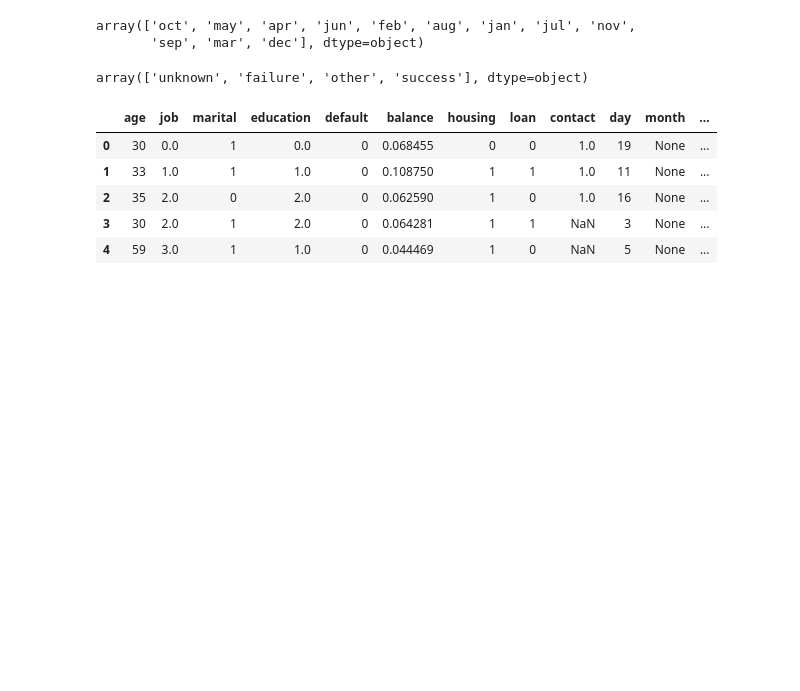
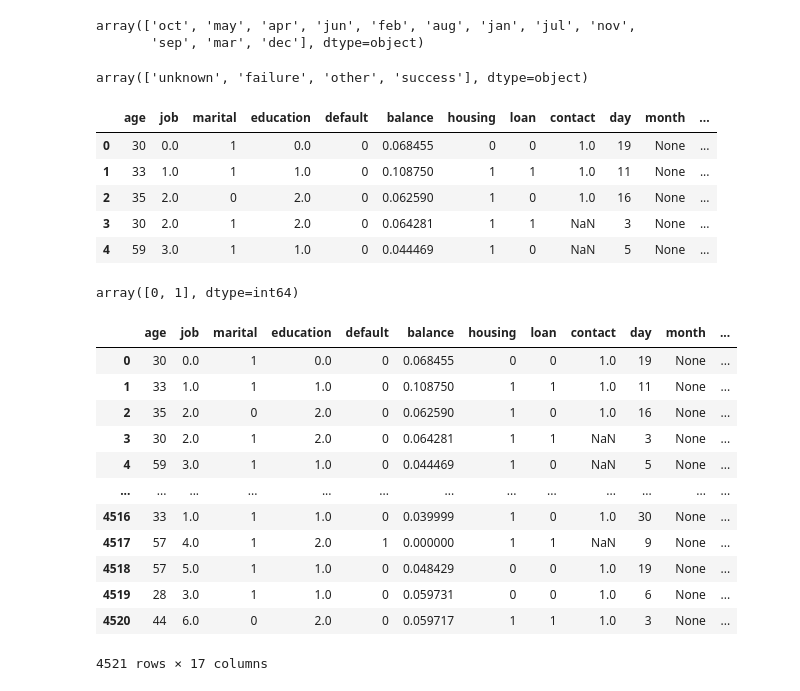
Before and after one commit to Rahafzsh/DataMiningTasks, a Jupyter notebook: Lab5/DMLab5.ipynb, the cells around one changed output. Cells and saved outputs as stored; diff of their text form; code cells hidden in the pictures; blank space fills up the shorter version.

```diff
--- a/Lab5/DMLab5.ipynb
+++ b/Lab5/DMLab5.ipynb
@@ -162,3 +162,25 @@ df.head()
 | 4 | 59 | 3.0 | 1 | 1.0 | 0 | 0.044469 | 1 | 0 | NaN | 5 | None | ... |
 # %%
 df.y.replace({"no":0, "yes":1}, inplace=True)
+# %%
+df.y.unique()
+# %% [output]
+array([0, 1], dtype=int64)
+# %%
+df.duration=df.duration.apply(lambda v: (v-df.duration.min())/(df.duration.max()-df.duration.min()))
+# %%
+df
+# %% [output]
+|  | age | job | marital | education | default | balance | housing | loan | contact | day | month | ... |
+| 0 | 30 | 0.0 | 1 | 0.0 | 0 | 0.068455 | 0 | 0 | 1.0 | 19 | None | ... |
+| 1 | 33 | 1.0 | 1 | 1.0 | 0 | 0.108750 | 1 | 1 | 1.0 | 11 | None | ... |
+| 2 | 35 | 2.0 | 0 | 2.0 | 0 | 0.062590 | 1 | 0 | 1.0 | 16 | None | ... |
+| 3 | 30 | 2.0 | 1 | 2.0 | 0 | 0.064281 | 1 | 1 | NaN | 3 | None | ... |
+| 4 | 59 | 3.0 | 1 | 1.0 | 0 | 0.044469 | 1 | 0 | NaN | 5 | None | ... |
+| ... | ... | ... | ... | ... | ... | ... | ... | ... | ... | ... | ... | ... |
+| 4516 | 33 | 1.0 | 1 | 1.0 | 0 | 0.039999 | 1 | 0 | 1.0 | 30 | None | ... |
+| 4517 | 57 | 4.0 | 1 | 2.0 | 1 | 0.000000 | 1 | 1 | NaN | 9 | None | ... |
+| 4518 | 57 | 5.0 | 1 | 1.0 | 0 | 0.048429 | 0 | 0 | 1.0 | 19 | None | ... |
+| 4519 | 28 | 3.0 | 1 | 1.0 | 0 | 0.059731 | 0 | 0 | 1.0 | 6 | None | ... |
+| 4520 | 44 | 6.0 | 0 | 2.0 | 0 | 0.059717 | 1 | 1 | 1.0 | 3 | None | ... |
+4521 rows × 17 columns
```
Also changed, not shown: parts of 2 cells of this notebook, 1 other file.
